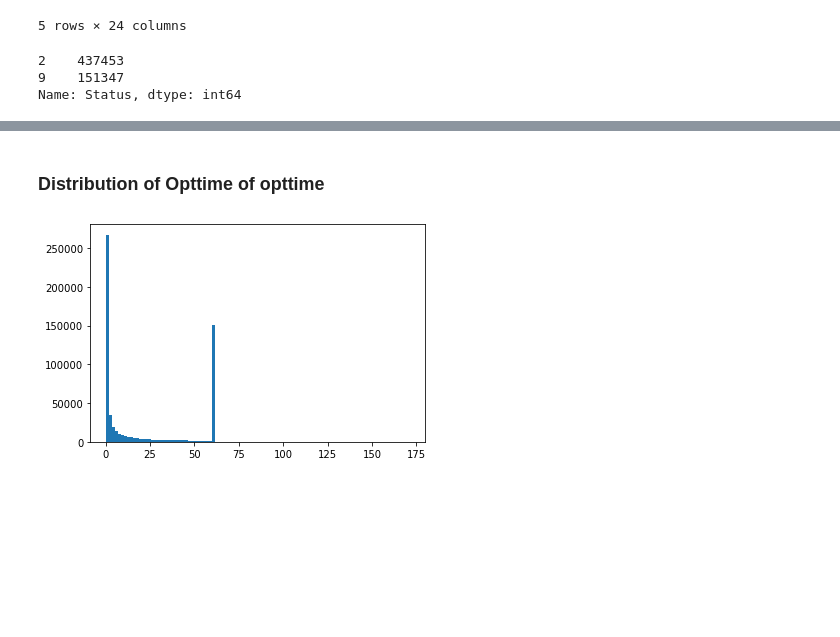
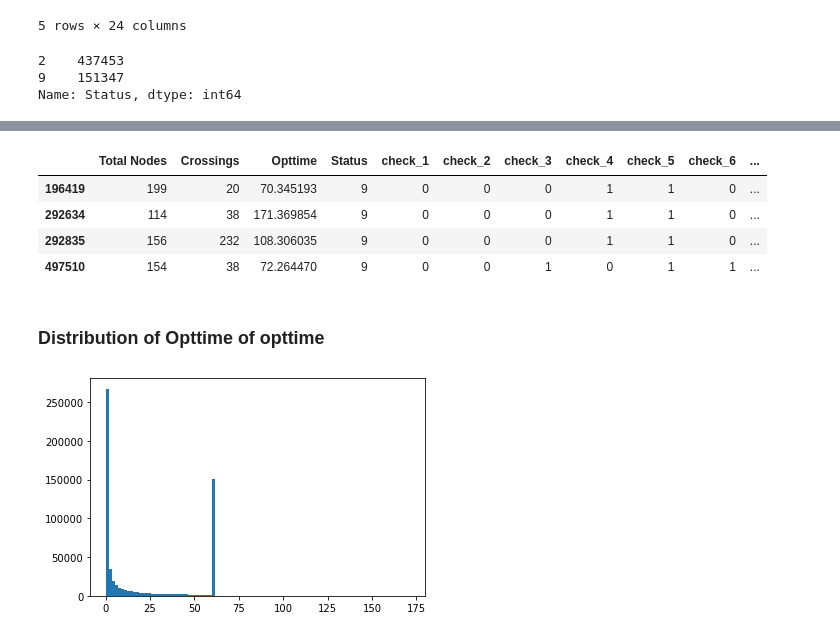
Before and after one commit to singhstack/CS7200-project, a Jupyter notebook: EDA/ku_analytics.ipynb, the cells around one changed output, grey strips where cells are left out. Saved outputs shown, nothing was run; the diff lists cells and outputs as text; code cells hidden in the pictures; blank space fills up the shorter version.

```diff
--- a/EDA/ku_analytics.ipynb
+++ b/EDA/ku_analytics.ipynb
@@ -39,3 +53,11 @@ df[df['Opttime']>60][['Nodes', 'Crossings','Opttime','Status']]
+# %%
+temp_df[(temp_df['Status'] == 9) &  (temp_df['Opttime'] > 70)]
+# %% [output]
+|  | Total Nodes | Crossings | Opttime | Status | check_1 | check_2 | check_3 | check_4 | check_5 | check_6 | ... |
+| 196419 | 199 | 20 | 70.345193 | 9 | 0 | 0 | 0 | 1 | 1 | 0 | ... |
+| 292634 | 114 | 38 | 171.369854 | 9 | 0 | 0 | 0 | 1 | 1 | 0 | ... |
+| 292835 | 156 | 232 | 108.306035 | 9 | 0 | 0 | 0 | 1 | 1 | 0 | ... |
+| 497510 | 154 | 38 | 72.264470 | 9 | 0 | 0 | 1 | 0 | 1 | 1 | ... |
 # %% [markdown]
 ### Distribution of Opttime of opttime
 # %%
```
Also changed, not shown: parts of 7 cells of this notebook.
